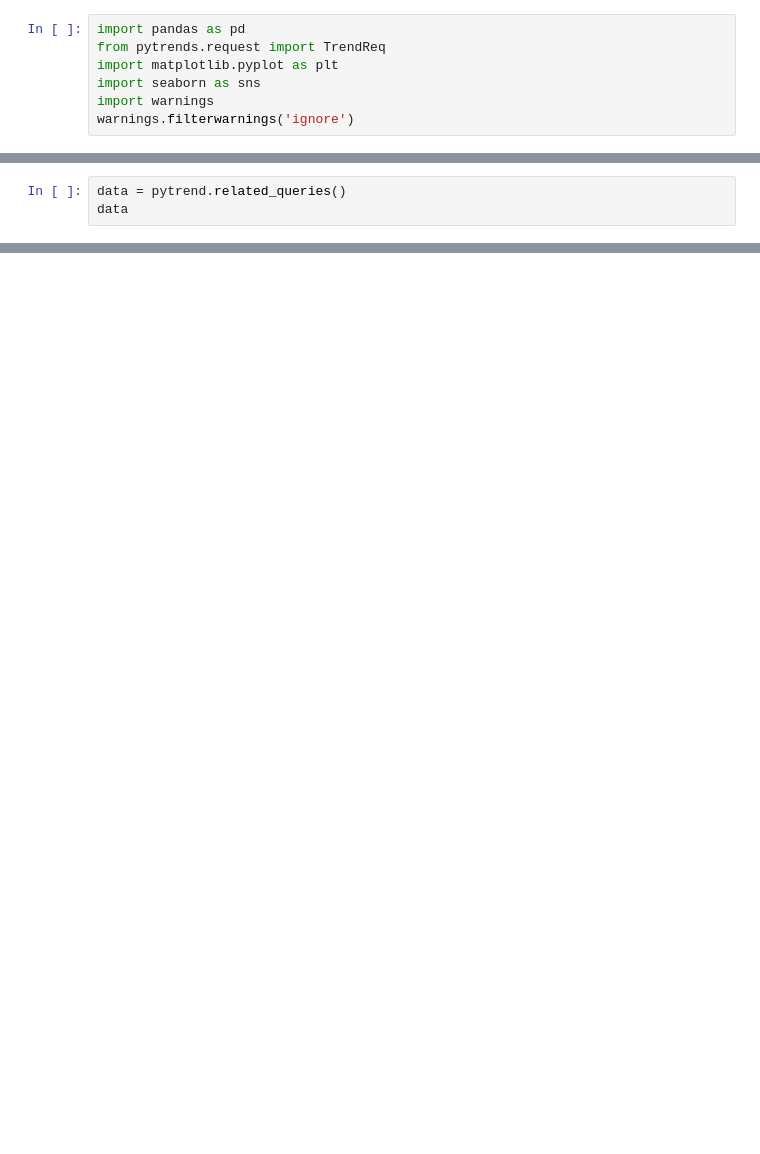
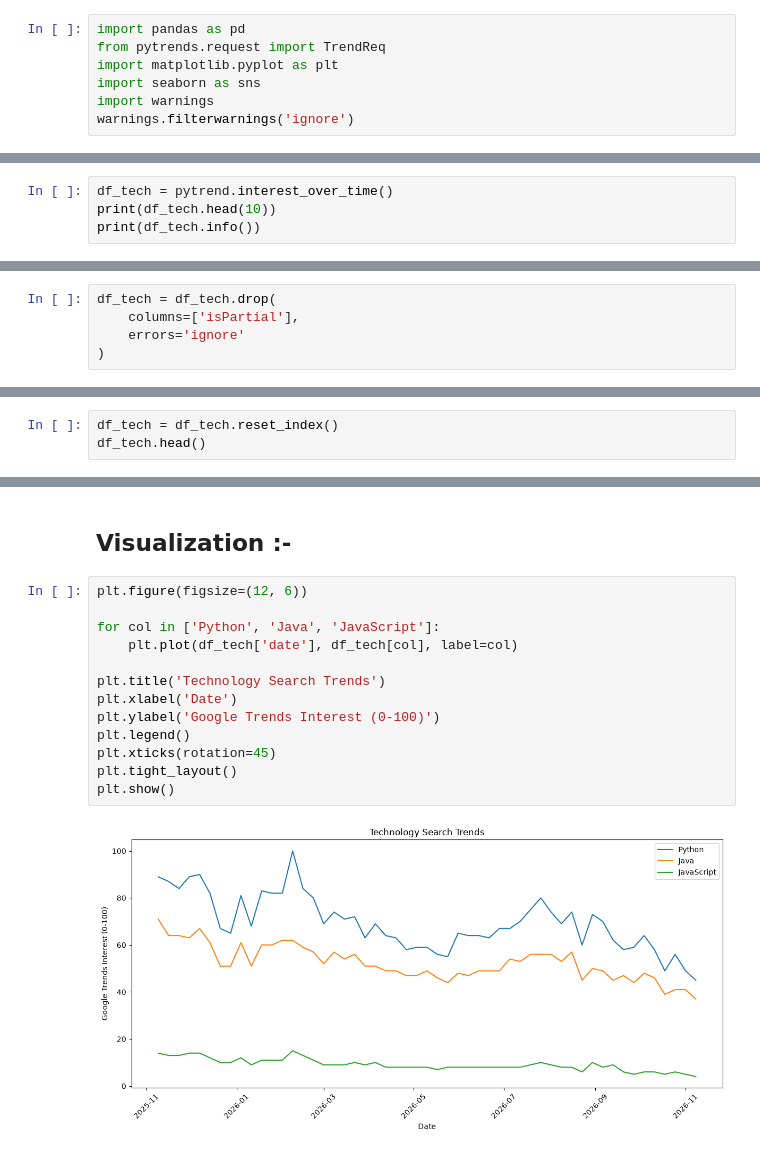
Before and after one commit to rahuldeveloper2006/data-analysis, a Jupyter notebook: Goggle_Trend_Analysis/pytrends.ipynb, the cells around one changed output, grey strips where cells are left out. Saved outputs shown, nothing was run; the diff lists cells and outputs as text; blank space fills up the shorter version.

```diff
--- a/Goggle_Trend_Analysis/pytrends.ipynb
+++ b/Goggle_Trend_Analysis/pytrends.ipynb
@@ -12,4 +13,5 @@ pytrend.build_payload(kw_list=['cloud computing'],timeframe = 'today 12-m',cat=0
 # %%
-data = pytrend.related_queries()
-data
+df_tech = pytrend.interest_over_time()
+print(df_tech.head(10))
+print(df_tech.info())
 # %% [output]
@@ -16,0 +78,5 @@ TooManyRequestsError: The request failed: Google returned a response with code 4
+# %%
+df_tech = df_tech.drop(
+    columns=['isPartial'],
+    errors='ignore'
+)
@@ -16,0 +90,3 @@ TooManyRequestsError: The request failed: Google returned a response with code 4
+# %%
+df_tech = df_tech.reset_index()
+df_tech.head()
@@ -16,0 +169,17 @@ TooManyRequestsError: The request failed: Google returned a response with code 4
+# %% [markdown]
+## Visualization :-
+# %%
+plt.figure(figsize=(12, 6))
+
+for col in ['Python', 'Java', 'JavaScript']:
+    plt.plot(df_tech['date'], df_tech[col], label=col)
+
+plt.title('Technology Search Trends')
+plt.xlabel('Date')
+plt.ylabel('Google Trends Interest (0-100)')
+plt.legend()
+plt.xticks(rotation=45)
+plt.tight_layout()
+plt.show()
+# %% [output]
+[figure, added]
```
Also changed, not shown: parts of 26 cells of this notebook, 1 other file.
